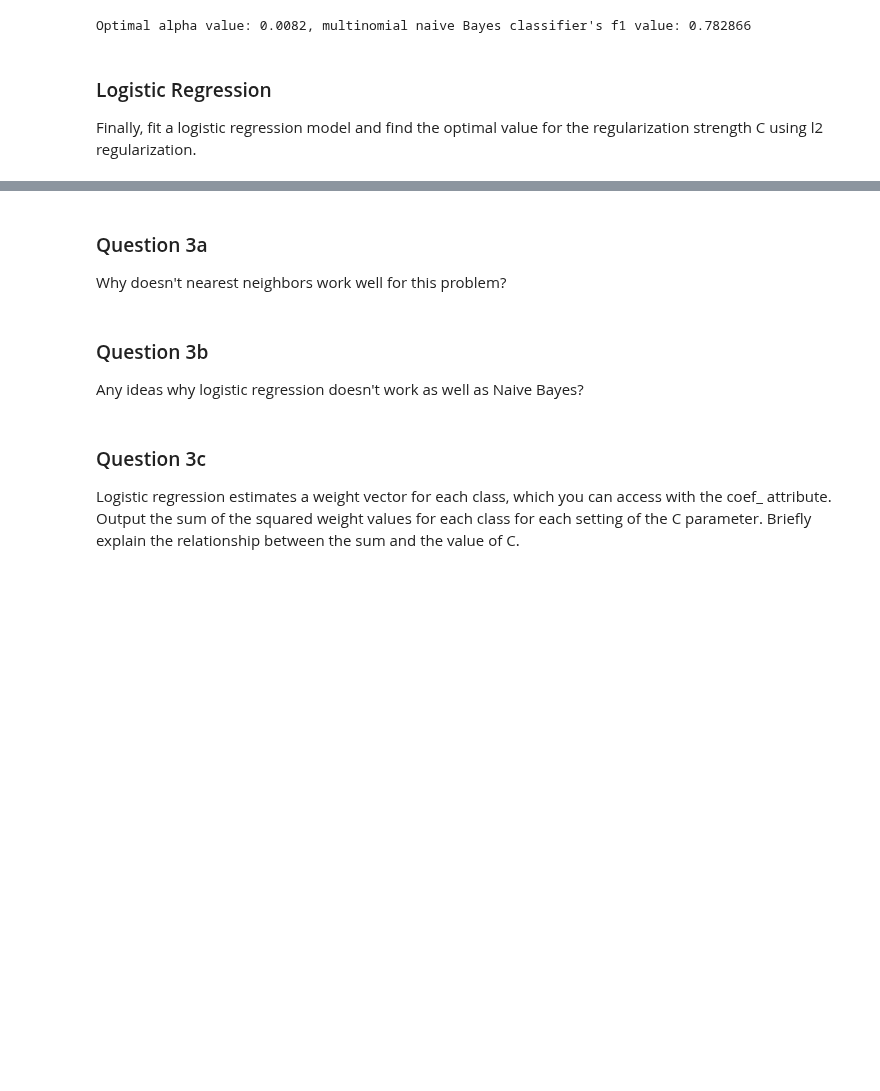
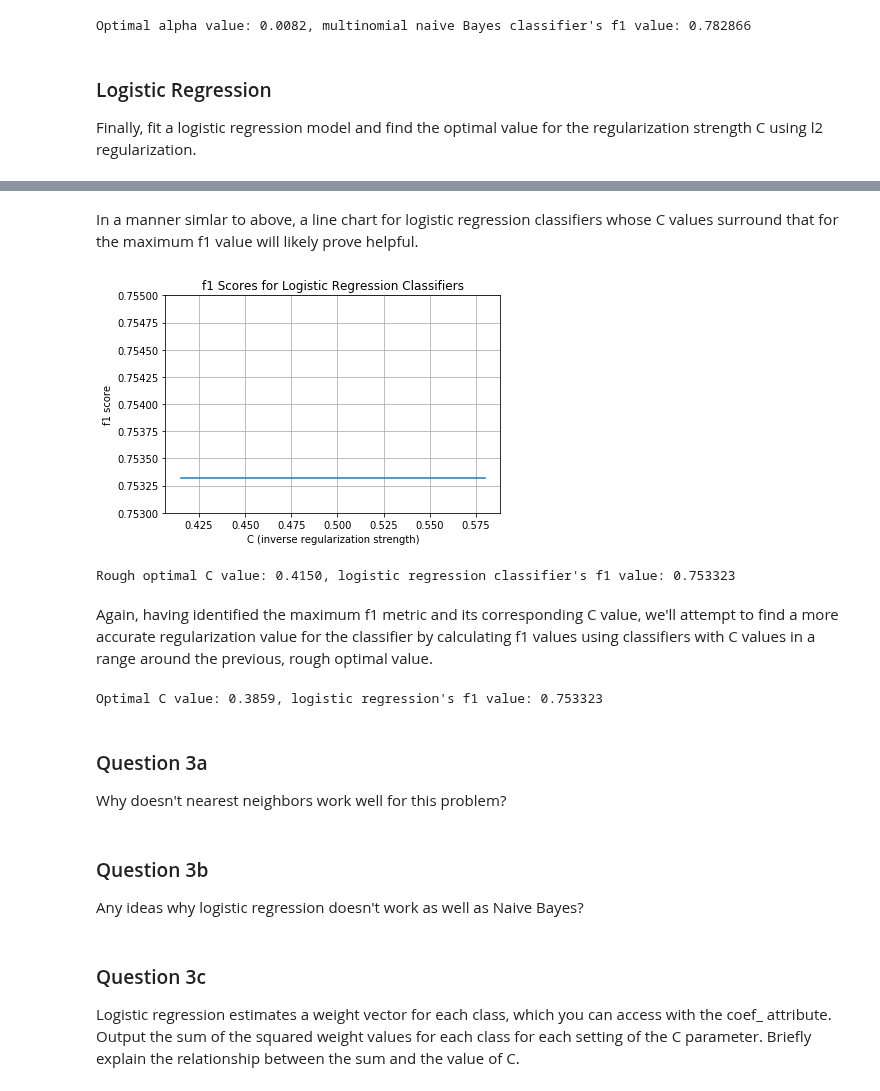
Before and after one commit to bdandersen-berkeley/mids, a Jupyter notebook: W207/homework/brad_andersen_p2.ipynb, the cells around one changed output, grey strips where cells are left out. Drawn from its saved outputs; the diff is of its cells as text; code cells hidden in the pictures; blank space fills up the shorter version.

Commit message:
Completed Question 3, logistic regression classifier

```diff
--- a/W207/homework/brad_andersen_p2.ipynb
+++ b/W207/homework/brad_andersen_p2.ipynb
@@ -406,13 +405,13 @@ rough_optimal_a = 0.01 - 0.009
 rough_maximum_f1 = 0.0
 
 a = rough_optimal_a
-while a < 0.01 + 0.009:
+while a <= 0.01 + 0.009:
   test_nb_classifier = MultinomialNB(alpha = a)
   test_nb_classifier.fit(X = q3_train_term_matrix, y = train_labels)
   predicted_labels = test_nb_classifier.predict(X = q3_test_term_matrix)
   f1 = metrics.f1_score(y_true = test_labels, y_pred = predicted_labels, average = "micro")
 
-  # Append the k-f1 tuple to the list, and check whether a maximum f1 value has been identified
+  # Append the alpha-f1 tuple to the list, and check whether a maximum f1 value has been identified
   a_f1.append((a, f1))
   if f1 > rough_maximum_f1:
     rough_maximum_f1 = f1
@@ -441,7 +442,7 @@ maximum_f1 = 0.0
 # Iterate through a range of alpha values to either side of the previously-identified (i.e. rough)
 # optimal a
 a = rough_optimal_a - ((rough_optimal_a / 100) * 99)
-while a < rough_optimal_a + ((rough_optimal_a / 100) * 99):
+while a <= rough_optimal_a + ((rough_optimal_a / 100) * 99):
   test_nb_classifier = MultinomialNB(alpha = a)
   test_nb_classifier.fit(X = q3_train_term_matrix, y = train_labels)
   predicted_labels = test_nb_classifier.predict(X = q3_test_term_matrix)
@@ -462,0 +491,9 @@ Finally, fit a logistic regression model and find the optimal value for the regu
+# %%
+TEST_C_VALUES = [0.01, 0.1, 0.4, 0.5, 0.6, 0.9, 0.99, 1.01, 1.1, 1.5, 1.9, 5]
+
+for c in TEST_C_VALUES:
+  test_lr_classifier = LogisticRegression(C = c, solver = "liblinear", multi_class = "ovr")
+  test_lr_classifier.fit(X = q3_train_term_matrix, y = train_labels)
+  predicted_labels = test_lr_classifier.predict(X = q3_test_term_matrix)
+  print("Logistic regression classifier f1 score (C = %.4f): %.6f" % \
+      (c, metrics.f1_score(y_true = test_labels, y_pred = predicted_labels, average = "micro")))
@@ -463,3 +513,62 @@ Finally, fit a logistic regression model and find the optimal value for the regu
+# %% [markdown]
+In a manner simlar to above, a line chart for logistic regression classifiers whose C values surround that for the maximum f1 value will likely prove helpful.
+# %%
+c_f1 = []
+rough_optimal_c = 0.5 - 0.085
+rough_maximum_f1 = 0.0
+
+c = rough_optimal_c
+while c <= 0.5 + 0.085:
+  test_lr_classifier = LogisticRegression(C = c, solver = "liblinear", multi_class = "ovr")
+  test_lr_classifier.fit(X = q3_train_term_matrix, y = train_labels)
+  predicted_labels = test_lr_classifier.predict(X = q3_test_term_matrix)
+  f1 = metrics.f1_score(y_true = test_labels, y_pred = predicted_labels, average = "micro")
+
+  # Append the C-f1 tuple to the list, and check whether a maximum f1 value has been identified
+  c_f1.append((c, f1))
+  if f1 > rough_maximum_f1:
+    rough_maximum_f1 = f1
+    rough_optimal_c = c
+
+  c += 0.005
+
+plt.plot([x[0] for x in c_f1], [y[1] for y in c_f1])
+plt.xlabel("C (inverse regularization strength)")
+plt.ylabel("f1 score")
+plt.title("f1 Scores for Logistic Regression Classifiers")
+plt.ylim(0.753, 0.755)
+plt.grid(True)
+plt.show()
+
+print("Rough optimal C value: %.4f, logistic regression classifier's f1 value: %.6f" % (rough_optimal_c, rough_maximum_f1))
+# %% [output]
+[figure, added]
+Rough optimal C value: 0.4150, logistic regression classifier's f1 value: 0.753323
+# %% [markdown]
+Again, having identified the maximum f1 metric and its corresponding C value, we'll attempt to find a more accurate regularization value for the classifier by calculating f1 values using classifiers with C values in a range around the previous, rough optimal value.
+# %%
+optimal_c = rough_optimal_c
+maximum_f1 = 0.0
+
+# Iterate through a range of C values to either side of the previously-identified (i.e. rough)
+# optimal C
+c = rough_optimal_c - ((rough_optimal_c / 100) * 20)
+while c <= rough_optimal_c + ((rough_optimal_c / 100) * 20):
+  test_lr_classifier = LogisticRegression(C = c, solver = "liblinear", multi_class = "ovr")
+  test_lr_classifier.fit(X = q3_train_term_matrix, y = train_labels)
+  predicted_labels = test_lr_classifier.predict(X = q3_test_term_matrix)
+  f1 = metrics.f1_score(y_true = test_labels, y_pred = predicted_labels, average = "micro")
+
+  # Check whether a maximum f1 value has been identified
+  if f1 > maximum_f1:
+    maximum_f1 = f1
+    optimal_c = c
+
+  c += rough_optimal_c / 100
+
+print("Optimal C value: %.4f, logistic regression's f1 value: %.6f" % (optimal_c, maximum_f1))
+# %% [output]
+Optimal C value: 0.3859, logistic regression's f1 value: 0.753323
 # %% [markdown]
 ### Question 3a
 Why doesn't nearest neighbors work well for this problem?
```
Also changed, not shown: parts of 6 cells of this notebook.
